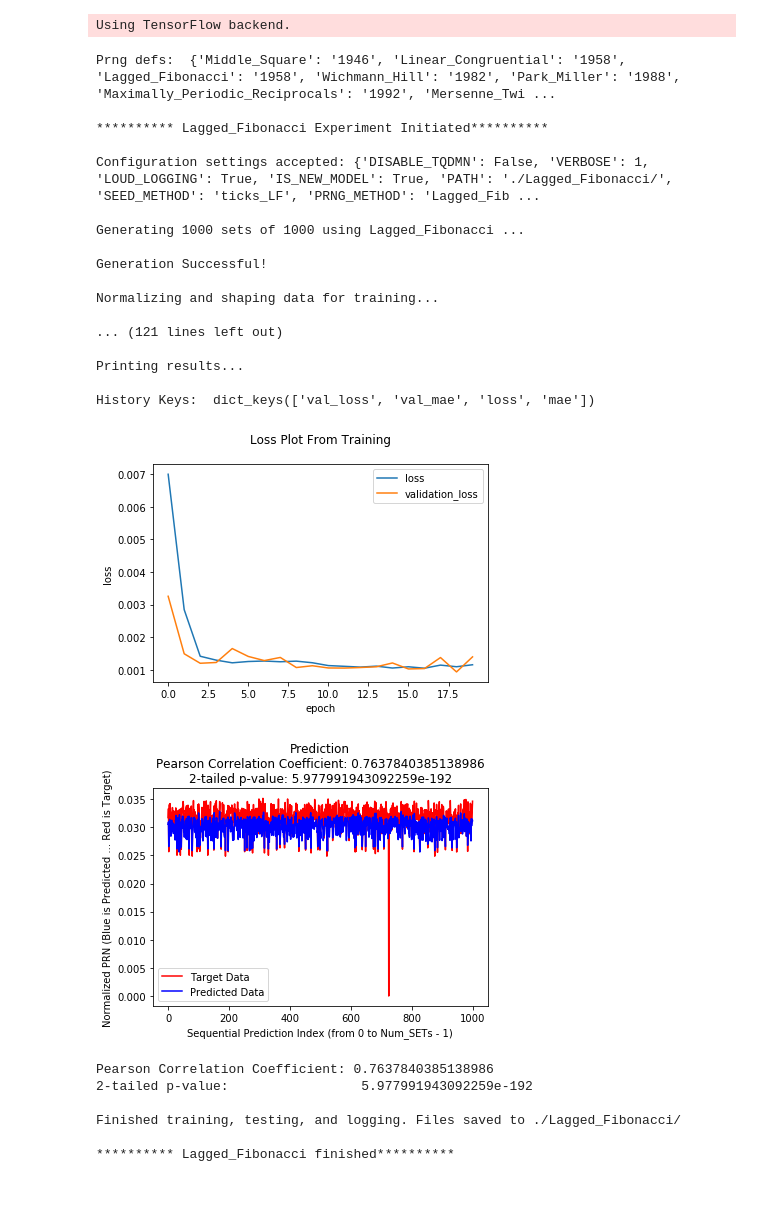
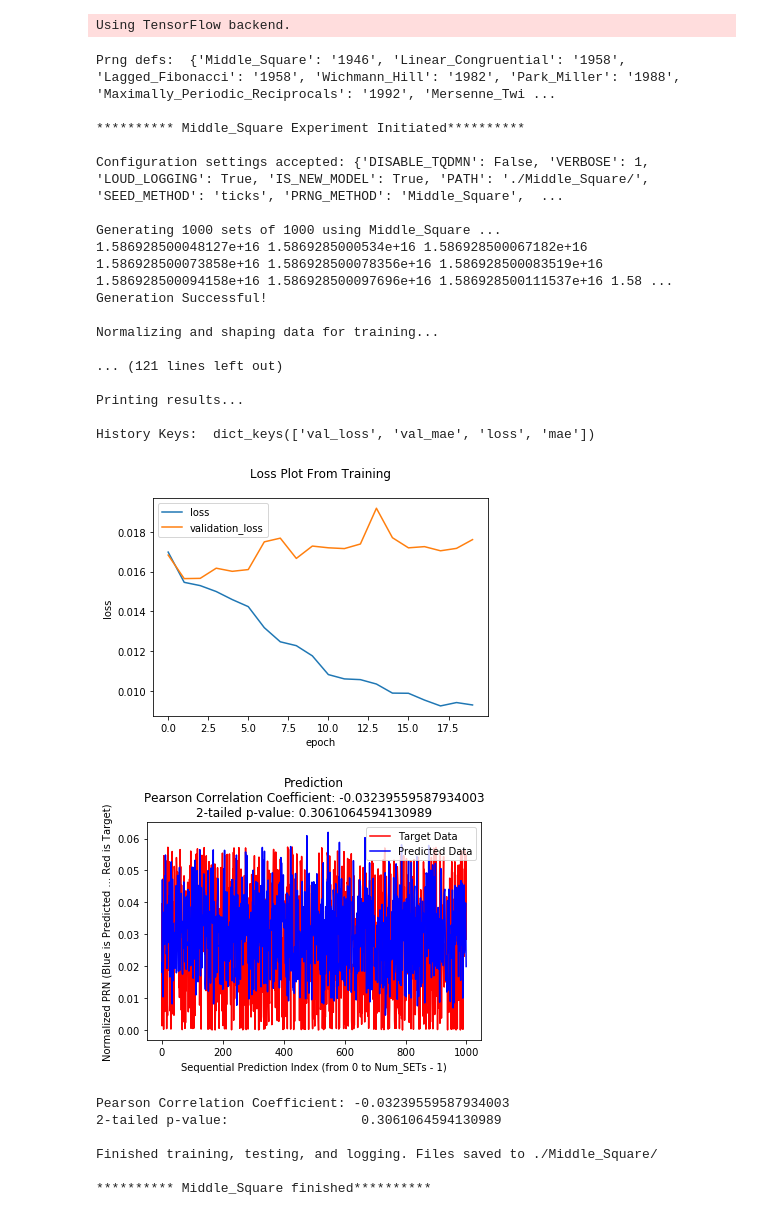
Before and after one commit to spencer741/prng-prediction-using-cnns, a Jupyter notebook: WorkSpace/ProjectCore/main.ipynb, the cells around one changed output. Cells and saved outputs as stored; diff of their text form; code cells hidden in the pictures.

```diff
--- a/WorkSpace/ProjectCore/main.ipynb
+++ b/WorkSpace/ProjectCore/main.ipynb
@@ -20,9 +20,9 @@ configuration = {
         'LOUD_LOGGING': True,
 
         'IS_NEW_MODEL' : True,
-        'PATH' : './Lagged_Fibonacci/',
-        'SEED_METHOD' : 'ticks_LF',
-        'PRNG_METHOD' : 'Lagged_Fibonacci',
+        'PATH' : './Middle_Square/',
+        'SEED_METHOD' : 'ticks',
+        'PRNG_METHOD' : 'Middle_Square',
         'NUM_SETS' : 1000,
         'SET_LEN': 1000,
         'BATCH_SIZE': 15,
@@ -30,42 +30,42 @@ configuration = {
 
         'CHKPNT_MONITOR' : 'mae',
         'CHKPNT_MODE' : 'min',
 
 
         'USE_VALIDATION' : True ,
         'VALIDATION_SPLIT' :  0.2,
 
         'OVERRIDE_LOAD_COMPILATION' : False,
         'LR': .001,
         'LOSS_METHOD':'mean_absolute_error' #mae
     }
 
 
 E = Experiment(configuration)
 E.perform()
 # %% [output]
 Prng defs:  {'Middle_Square': '1946', 'Linear_Congruential': '1958', 'Lagged_Fibonacci': '1958', 'Wichmann_Hill': '1982', 'Park_Miller': '1988', 'Maximally_Periodic_Reciprocals': '1992', 'Mersenne_Twi ...
 
-********** Lagged_Fibonacci Experiment Initiated**********
+********** Middle_Square Experiment Initiated**********
 
-Configuration settings accepted: {'DISABLE_TQDMN': False, 'VERBOSE': 1, 'LOUD_LOGGING': True, 'IS_NEW_MODEL': True, 'PATH': './Lagged_Fibonacci/', 'SEED_METHOD': 'ticks_LF', 'PRNG_METHOD': 'Lagged_Fib ...
+Configuration settings accepted: {'DISABLE_TQDMN': False, 'VERBOSE': 1, 'LOUD_LOGGING': True, 'IS_NEW_MODEL': True, 'PATH': './Middle_Square/', 'SEED_METHOD': 'ticks', 'PRNG_METHOD': 'Middle_Square',  ...
 
-Generating 1000 sets of 1000 using Lagged_Fibonacci ...
-
+Generating 1000 sets of 1000 using Middle_Square ...
+1.586928500048127e+16 1.5869285000534e+16 1.586928500067182e+16 1.586928500073858e+16 1.586928500078356e+16 1.586928500083519e+16 1.586928500094158e+16 1.586928500097696e+16 1.586928500111537e+16 1.58 ...
 Generation Successful!
 
 Normalizing and shaping data for training...
 
 ... (121 lines left out)
 
 Printing results...
 
 History Keys:  dict_keys(['val_loss', 'val_mae', 'loss', 'mae'])
-[figure, old version]
+[figure, new version]
-[figure, old version]
+[figure, new version]
-Pearson Correlation Coefficient: 0.7637840385138986
-2-tailed p-value:                 5.977991943092259e-192
+Pearson Correlation Coefficient: -0.03239559587934003
+2-tailed p-value:                 0.3061064594130989
 
-Finished training, testing, and logging. Files saved to ./Lagged_Fibonacci/
+Finished training, testing, and logging. Files saved to ./Middle_Square/
 
-********** Lagged_Fibonacci finished**********
+********** Middle_Square finished**********
```
Also changed, not shown: parts of 2 cells of this notebook, 12 other files.
